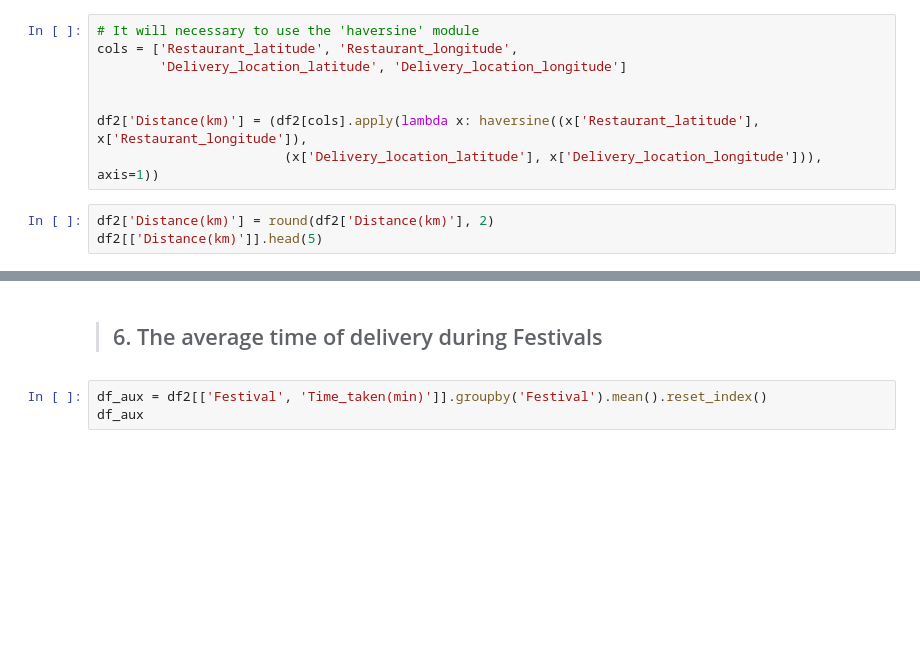
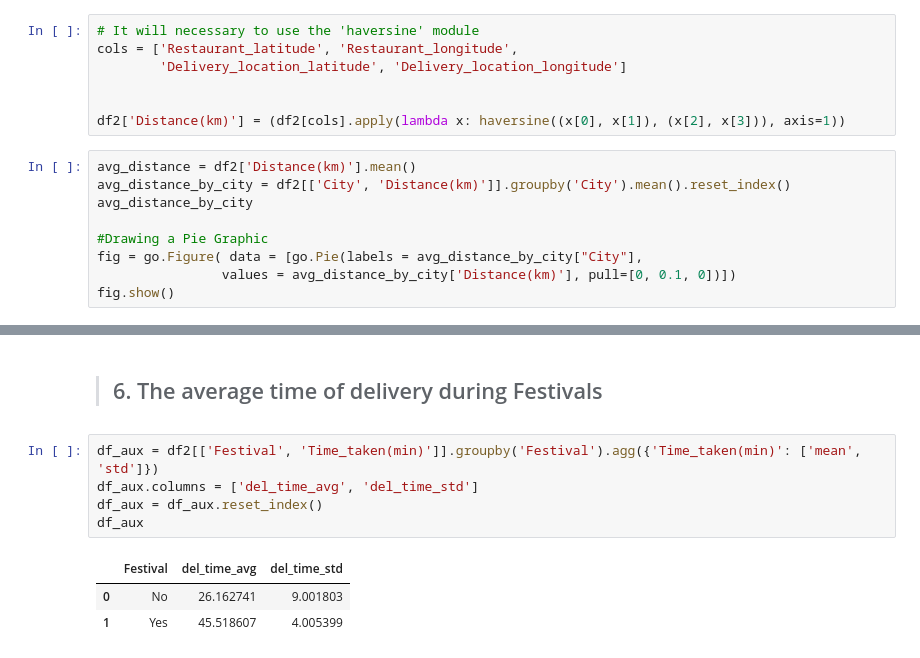
Before and after one commit to JOAO-PAULO-BARBOZA/LEARNING, a Jupyter notebook: Data_Sciense/Comunidade_DS/FTC/Ciclo_05_Transformacao.ipynb, the cells around one changed output, grey strips where cells are left out. Saved outputs shown, nothing was run; the diff lists cells and outputs as text; blank space fills up the shorter version.

```diff
--- a/Data_Sciense/Comunidade_DS/FTC/Ciclo_05_Transformacao.ipynb
+++ b/Data_Sciense/Comunidade_DS/FTC/Ciclo_05_Transformacao.ipynb
@@ -234,8 +333,13 @@ cols = ['Restaurant_latitude', 'Restaurant_longitude',
         'Delivery_location_latitude', 'Delivery_location_longitude']
 
 
-df2['Distance(km)'] = (df2[cols].apply(lambda x: haversine((x['Restaurant_latitude'], x['Restaurant_longitude']),
-                        (x['Delivery_location_latitude'], x['Delivery_location_longitude'])), axis=1))
+df2['Distance(km)'] = (df2[cols].apply(lambda x: haversine((x[0], x[1]), (x[2], x[3])), axis=1))
 # %%
-df2['Distance(km)'] = round(df2['Distance(km)'], 2)
-df2[['Distance(km)']].head(5)
+avg_distance = df2['Distance(km)'].mean()
+avg_distance_by_city = df2[['City', 'Distance(km)']].groupby('City').mean().reset_index()
+avg_distance_by_city
+
+#Drawing a Pie Graphic
+fig = go.Figure( data = [go.Pie(labels = avg_distance_by_city["City"],
+                values = avg_distance_by_city['Distance(km)'], pull=[0, 0.1, 0])])
+fig.show()
@@ -266,5 +404,11 @@ df_aux
 # %% [markdown]
 >## 6. The average time of delivery during Festivals
 # %%
-df_aux = df2[['Festival', 'Time_taken(min)']].groupby('Festival').mean().reset_index()
+df_aux = df2[['Festival', 'Time_taken(min)']].groupby('Festival').agg({'Time_taken(min)': ['mean', 'std']})
+df_aux.columns = ['del_time_avg', 'del_time_std']
+df_aux = df_aux.reset_index()
 df_aux
+# %% [output]
+|  | Festival | del_time_avg | del_time_std |
+| 0 | No | 26.162741 | 9.001803 |
+| 1 | Yes | 45.518607 | 4.005399 |
```
Also changed, not shown: parts of 22 cells of this notebook, 4 other files.
